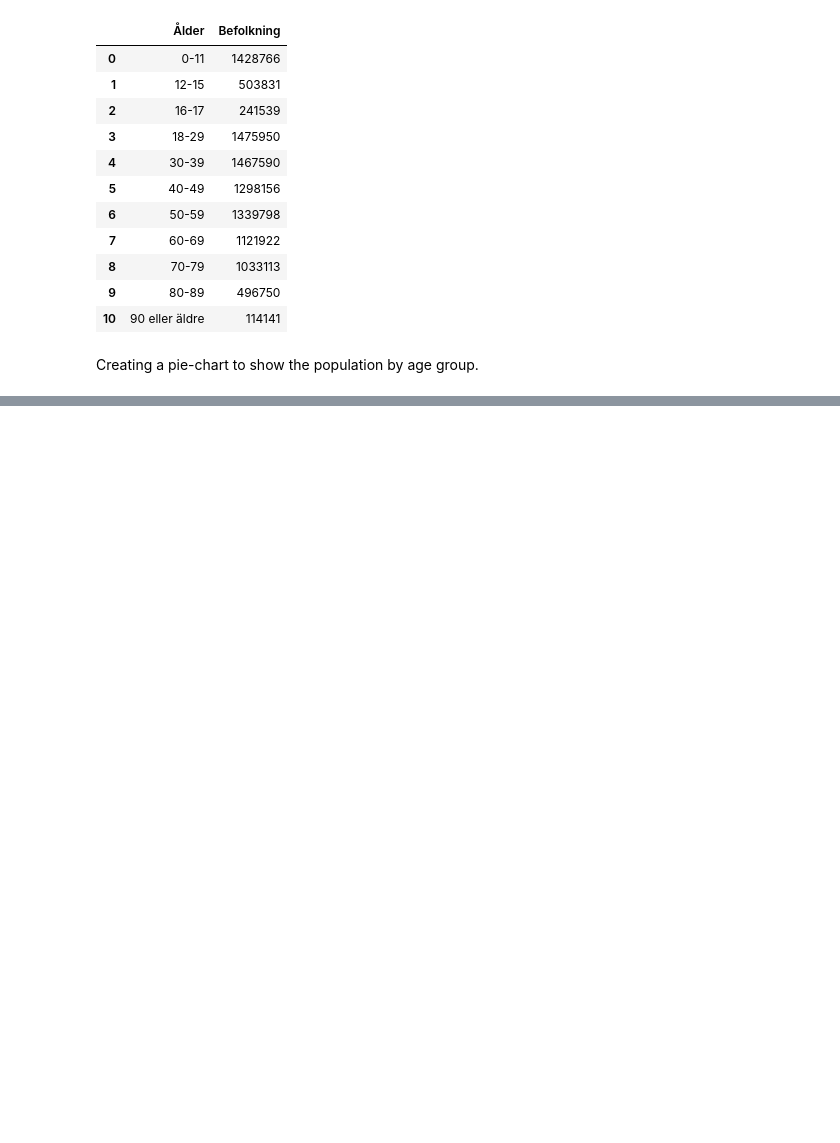
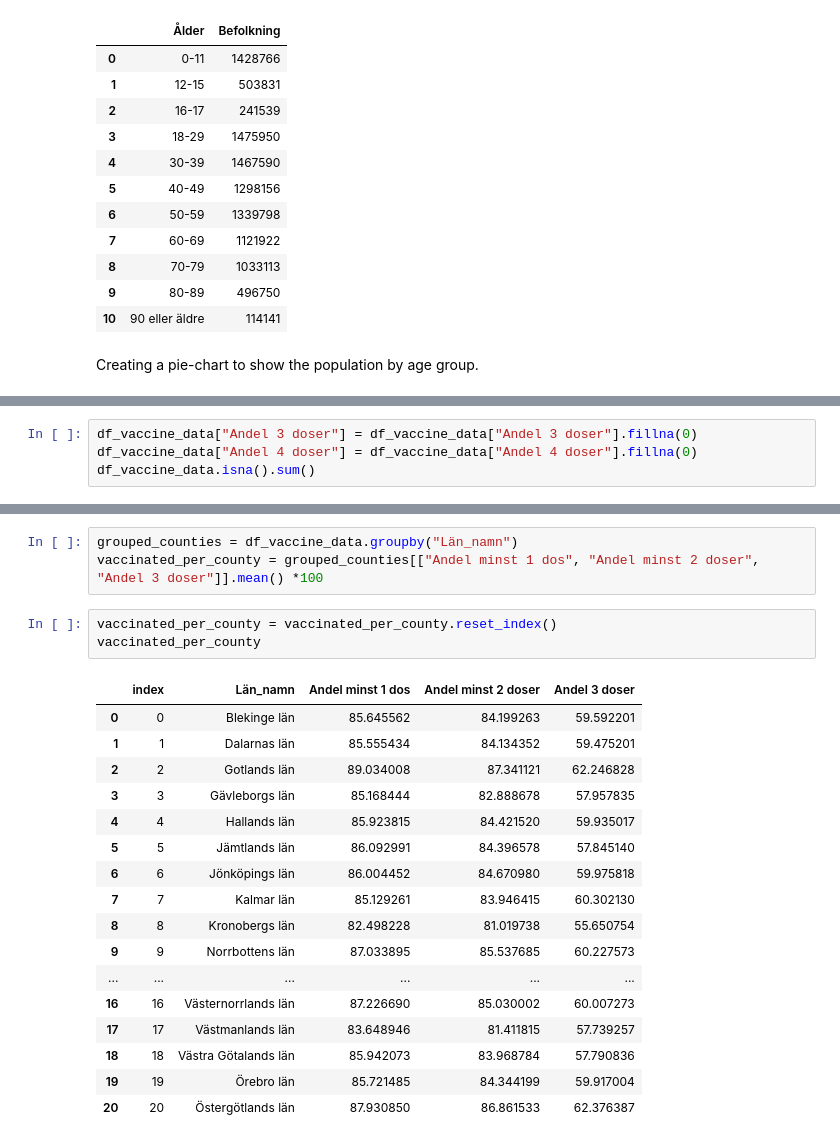
Before and after one commit to Janandersov/Databehandling-Jan-Anders-Overgard, a Jupyter notebook: Labs/Lab 1/Task 2.ipynb, the cells around one changed output, grey strips where cells are left out. Drawn from its saved outputs; the diff is of its cells as text; blank space fills up the shorter version.

```diff
--- a/Labs/Lab 1/Task 2.ipynb
+++ b/Labs/Lab 1/Task 2.ipynb
@@ -204,0 +243,4 @@ age_group_population_chart.write_html("./Visualisations/Task_2_plotly_swedish_po
+# %%
+df_vaccine_data["Andel 3 doser"] = df_vaccine_data["Andel 3 doser"].fillna(0)
+df_vaccine_data["Andel 4 doser"] = df_vaccine_data["Andel 4 doser"].fillna(0)
+df_vaccine_data.isna().sum()
@@ -204,0 +263,24 @@ age_group_population_chart.write_html("./Visualisations/Task_2_plotly_swedish_po
+# %%
+grouped_counties = df_vaccine_data.groupby("Län_namn")
+vaccinated_per_county = grouped_counties[["Andel minst 1 dos", "Andel minst 2 doser", "Andel 3 doser"]].mean() *100
+# %%
+vaccinated_per_county = vaccinated_per_county.reset_index()
+vaccinated_per_county
+# %% [output]
+|  | index | Län_namn | Andel minst 1 dos | Andel minst 2 doser | Andel 3 doser |
+| 0 | 0 | Blekinge län | 85.645562 | 84.199263 | 59.592201 |
+| 1 | 1 | Dalarnas län | 85.555434 | 84.134352 | 59.475201 |
+| 2 | 2 | Gotlands län | 89.034008 | 87.341121 | 62.246828 |
+| 3 | 3 | Gävleborgs län | 85.168444 | 82.888678 | 57.957835 |
+| 4 | 4 | Hallands län | 85.923815 | 84.421520 | 59.935017 |
+| 5 | 5 | Jämtlands län | 86.092991 | 84.396578 | 57.845140 |
+| 6 | 6 | Jönköpings län | 86.004452 | 84.670980 | 59.975818 |
+| 7 | 7 | Kalmar län | 85.129261 | 83.946415 | 60.302130 |
+| 8 | 8 | Kronobergs län | 82.498228 | 81.019738 | 55.650754 |
+| 9 | 9 | Norrbottens län | 87.033895 | 85.537685 | 60.227573 |
+| ... | ... | ... | ... | ... | ... |
+| 16 | 16 | Västernorrlands län | 87.226690 | 85.030002 | 60.007273 |
+| 17 | 17 | Västmanlands län | 83.648946 | 81.411815 | 57.739257 |
+| 18 | 18 | Västra Götalands län | 85.942073 | 83.968784 | 57.790836 |
+| 19 | 19 | Örebro län | 85.721485 | 84.344199 | 59.917004 |
+| 20 | 20 | Östergötlands län | 87.930850 | 86.861533 | 62.376387 |
```
Also changed, not shown: parts of 6 cells of this notebook, 1 other file.
